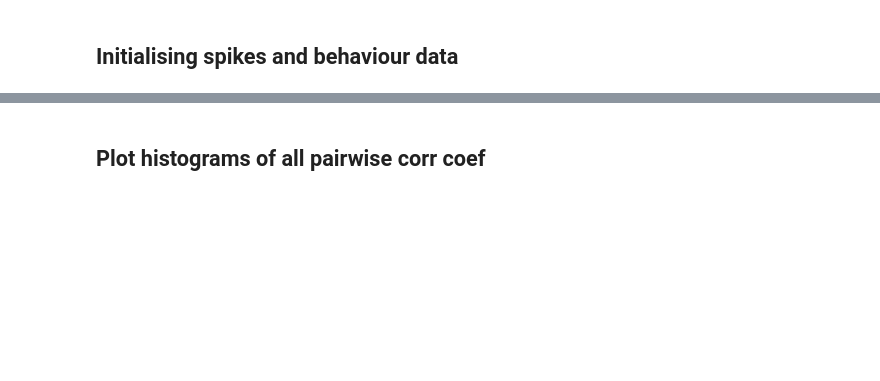
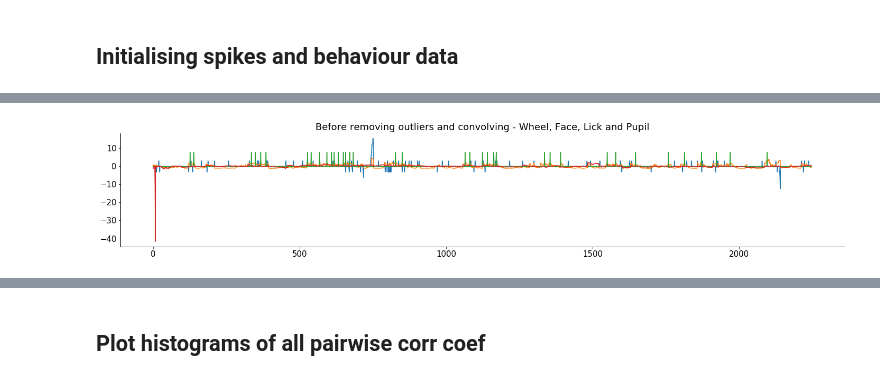
Before and after one commit to mariakesa/ConnectedLizards_NeuroMatch2020, a Jupyter notebook: BehaviourActivity_regression_XW.ipynb, the cells around one changed output, grey strips where cells are left out. Saved outputs shown, nothing was run; the diff lists cells and outputs as text; code cells hidden in the pictures; blank space fills up the shorter version.

Commit message:
Fixed bugs, using NMA-preprocessed dataset, and added processing of behaviour data

```diff
--- a/BehaviourActivity_regression_XW.ipynb
+++ b/BehaviourActivity_regression_XW.ipynb
@@ -87,0 +233,96 @@ left_concat_wheel_position, right_concat_wheel_position, no_response_concat_whee
+# %%
+# Get behaviour data from https://colab.research.google.com/github/NeuromatchAcademy/course-content/blob/master/projects/load_steinmetz_decisions.ipynb#scrollTo=yGho9_kaEDGc
+#left_concat_wheel_position, right_concat_wheel_position, no_response_concat_wheel_position = spike_process.concat_behaviour_2_timeseries(wheel_position, trials_response_choice,epoch_duration = 500 ,bin_size = 10)
+
+def concat_behaviour_2_timeseries(beh_data,trials_response_choice,trials_visual_time,trials_gocue_times,trial_feedback_time,bin_size ):
+    # Get response choice trials types
+    right_choice_trials = np.where(trials_response_choice == -1)[0]
+    #left_choice_trials = np.where(trials_response_choice == 1)[0]
+    #no_response_choice_trials = np.where(trials_response_choice == 0)[0]
+
+    # Left trials
+    pre_stim_right_concat_beh_data = np.array([])
+    post_stim_right_concat_beh_data = np.array([])
+    post_go_cue_right_concat_beh_data = np.array([])
+    post_reward_right_concat_beh_data = np.array([])
+
+    for i in right_choice_trials:
+        time_zero = 0
+        visual_time = int( T0 *1000/bin_size)
+        gocue_time = int( (trials_gocue_times[i] - trials_visual_time[i]) * 1000/bin_size + visual_time)
+        feedback_time = int( (trial_feedback_time[i] - trials_gocue_times[i]) * 1000/bin_size + gocue_time)
+
+        # Post-stim epoch (Visual Stim : Go Cue)
+        pre_stim_right_concat_beh_data = np.append(pre_stim_right_concat_beh_data, beh_data[i][0:int(T0*1000/bin_size)])
+        # Post-stim epoch (Visual Stim : Go Cue)
+        post_stim_right_concat_beh_data = np.append(post_stim_right_concat_beh_data, beh_data[i][visual_time:gocue_time])
+        # Post-gocue epoch (Gocue : Reward) Very short duration
+        post_go_cue_right_concat_beh_data = np.append(post_go_cue_right_concat_beh_data, beh_data[i][gocue_time: feedback_time ])
+        # Post-reward epoch (Reward : Reward + 500ms)
+        post_reward_right_concat_beh_data  = np.append(post_reward_right_concat_beh_data, beh_data[i][feedback_time: feedback_time+int(T0*1000/bin_size)])
+
+    # Perform Zscore on concatenated behavioural output
+    return stats.zscore(pre_stim_right_concat_beh_data), stats.zscore(post_stim_right_concat_beh_data), stats.zscore(post_go_cue_right_concat_beh_data), stats.zscore(post_reward_right_concat_beh_data)
+
+data_wheel = (dat['wheel'][0,:,:])
+data_face = (dat['face'][0,:,:])
+data_pupil = (dat['pupil'][0,:,:])
+data_lick = (dat['licks'][0,:,:])
+
+# Note that zscoring has already been done.
+wheel_pre_stim_right_concat_beh_data, wheel_post_stim_right_concat_beh_data, wheel_post_go_cue_right_concat_beh_data, wheel_post_reward_right_concat_beh_data = concat_behaviour_2_timeseries(data_wheel,trials_response_choice,trials_visual_time,trials_gocue_times,trial_feedback_time,bin_size )
+face_pre_stim_right_concat_beh_data, face_post_stim_right_concat_beh_data, face_post_go_cue_right_concat_beh_data, face_post_reward_right_concat_beh_data = concat_behaviour_2_timeseries(data_face,trials_response_choice,trials_visual_time,trials_gocue_times,trial_feedback_time,bin_size )
+pupil_pre_stim_right_concat_beh_data, pupil_post_stim_right_concat_beh_data, pupil_post_go_cue_right_concat_beh_data, pupil_post_reward_right_concat_beh_data = concat_behaviour_2_timeseries(data_pupil,trials_response_choice,trials_visual_time,trials_gocue_times,trial_feedback_time,bin_size )
+lick_pre_stim_right_concat_beh_data, lick_post_stim_right_concat_beh_data, lick_post_go_cue_right_concat_beh_data, lick_post_reward_right_concat_beh_data = concat_behaviour_2_timeseries(data_lick,trials_response_choice,trials_visual_time,trials_gocue_times,trial_feedback_time,bin_size )
+
+print(data_wheel.shape)
+print(data_face.shape)
+
+# Making sure that number of bins in behaviour data tallies with # activity bins
+total_trial_duration = np.zeros((len(right_spike_time_response[1]),1))
+for i in np.arange(len(right_spike_time_response[1])):
+    total_trial_duration[i] = len(right_spike_time_response[1][i])
+
+print('Number of wheel time bins in right trials: ', wheel_post_stim_right_concat_beh_data.shape)
+print('Number of face time bins in right trials: ', face_post_stim_right_concat_beh_data.shape)
+print('Number of pupil time bins in right trials: ', pupil_post_stim_right_concat_beh_data.shape)
+print('Number of lick time bins in right trials: ', lick_post_stim_right_concat_beh_data.shape)
+
+print('# of bins in the entire time series: ', sum(total_trial_duration))
+print('Number of concat bins in right trials (spike data): ',spike_process.concat_trials_2_timeseries(right_spike_time_response)[1].shape)
+
+print('Number of right trials: ',sum(trials_response_choice == -1))
+
+def reject_outliers(data, m=5):
+    outlier_idx = np.where(abs(data- np.mean(data)) > m * np.std(data))
+    data[outlier_idx] = 0
+    return data
+
+plt.figure(0)
+plt.plot(wheel_post_stim_right_concat_beh_data)
+plt.title('Before removing outliers and convolving - Wheel, Face, Lick and Pupil')
+plt.plot(face_post_stim_right_concat_beh_data)
+plt.plot(lick_post_stim_right_concat_beh_data)
+plt.plot(pupil_post_stim_right_concat_beh_data)
+plt.show
+
+wheel_post_stim_right_concat_beh_data = reject_outliers(wheel_post_stim_right_concat_beh_data, m=5)
+face_post_stim_right_concat_beh_data = reject_outliers(face_post_stim_right_concat_beh_data, m=5)
+pupil_post_stim_right_concat_beh_data = reject_outliers(pupil_post_stim_right_concat_beh_data, m=5)
+#lick_post_stim_right_concat_beh_data = reject_outliers(lick_post_stim_right_concat_beh_data, m=1)
+
+window = 5 # Moving average window size
+ma_wheel_post_stim_right_concat_beh_data = np.append(np.zeros((window-1,1)),np.convolve(wheel_post_stim_right_concat_beh_data, np.ones((window,))/window, mode='valid'))
+ma_face_post_stim_right_concat_beh_data = np.append(np.zeros((window-1,1)),np.convolve(face_post_stim_right_concat_beh_data, np.ones((window,))/window, mode='valid'))
+ma_pupil_post_stim_right_concat_beh_data = np.append(np.zeros((window-1,1)),np.convolve(pupil_post_stim_right_concat_beh_data, np.ones((window,))/window, mode='valid'))
+ma_lick_post_stim_right_concat_beh_data = np.append(np.zeros((window-1,1)),np.convolve(lick_post_stim_right_concat_beh_data, np.ones((window,))/window, mode='valid'))
+
+
+plt.figure(1)
+plt.plot(ma_wheel_post_stim_right_concat_beh_data)
+plt.title('After removing outliers and convolving - Wheel, Face, Lick and Pupil')
+plt.plot(ma_face_post_stim_right_concat_beh_data)
+plt.plot(ma_lick_post_stim_right_concat_beh_data)
+plt.plot(ma_pupil_post_stim_right_concat_beh_data)
+plt.show
+# %% [output]
@@ -87,0 +339 @@ left_concat_wheel_position, right_concat_wheel_position, no_response_concat_whee
+[figure, added]
```
Also changed, not shown: parts of 13 cells of this notebook, 1 other file.
